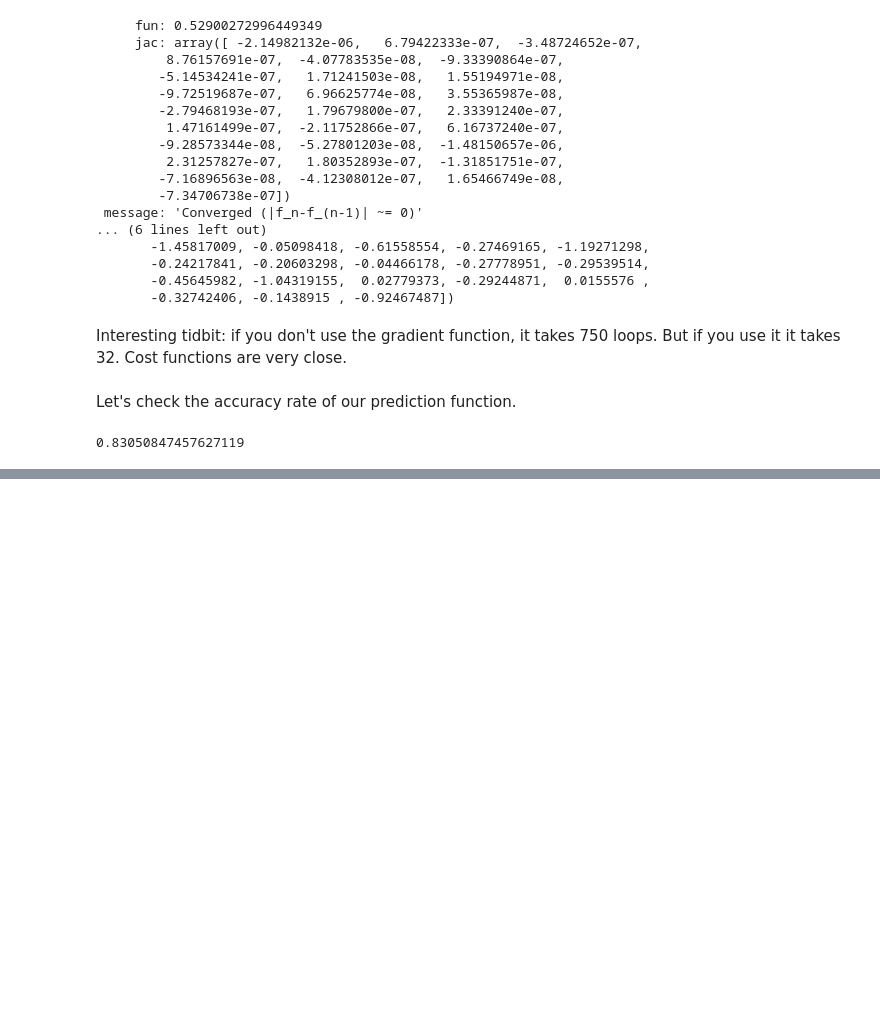
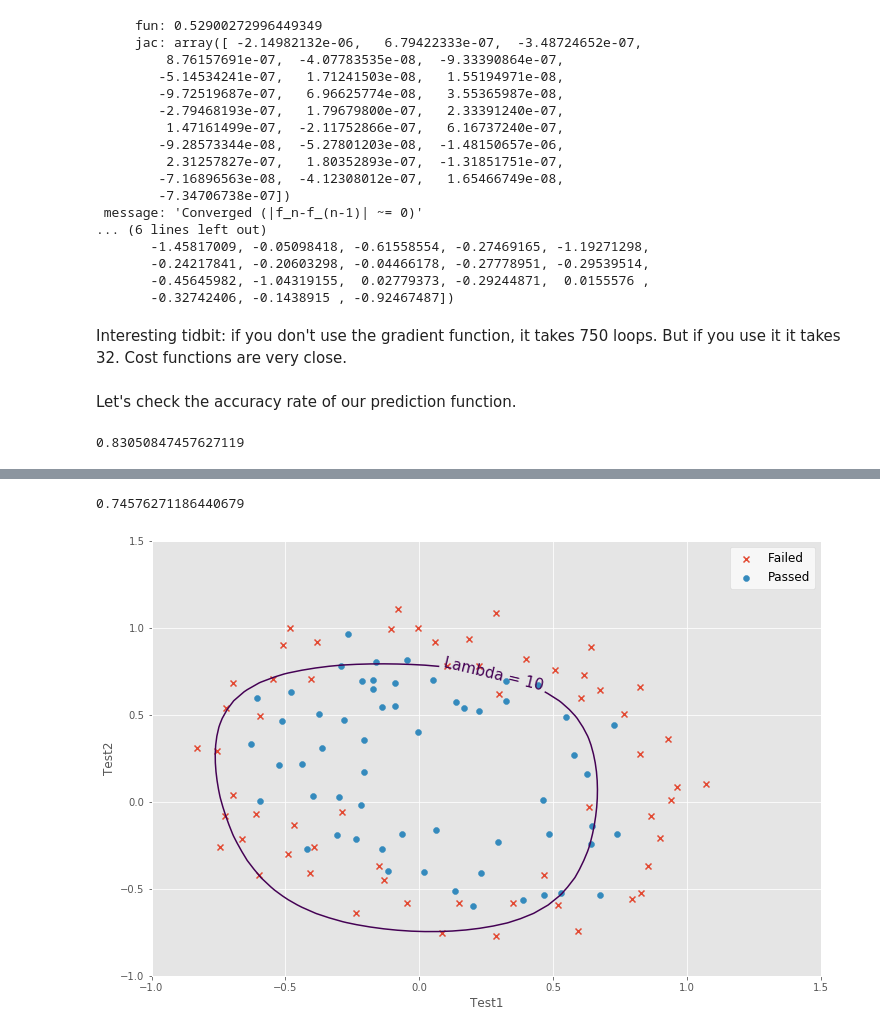
Before and after one commit to alperenevrin/MachineLearniNg, a Jupyter notebook: Ex 2 - Logistic Regression/Logistic Regression with Regularization.ipynb, the cells around one changed output, grey strips where cells are left out. Drawn from its saved outputs; the diff is of its cells as text; code cells hidden in the pictures; blank space fills up the shorter version.

```diff
--- a/Ex 2 - Logistic Regression/Logistic Regression with Regularization.ipynb
+++ b/Ex 2 - Logistic Regression/Logistic Regression with Regularization.ipynb
@@ -218,0 +314,5 @@ accuracy_rate
+# %%
+Draw_Contour(X, y, 10)
+# %% [output]
+0.74576271186440679
+[figure, added]
```
Also changed, not shown: parts of 12 cells of this notebook.
